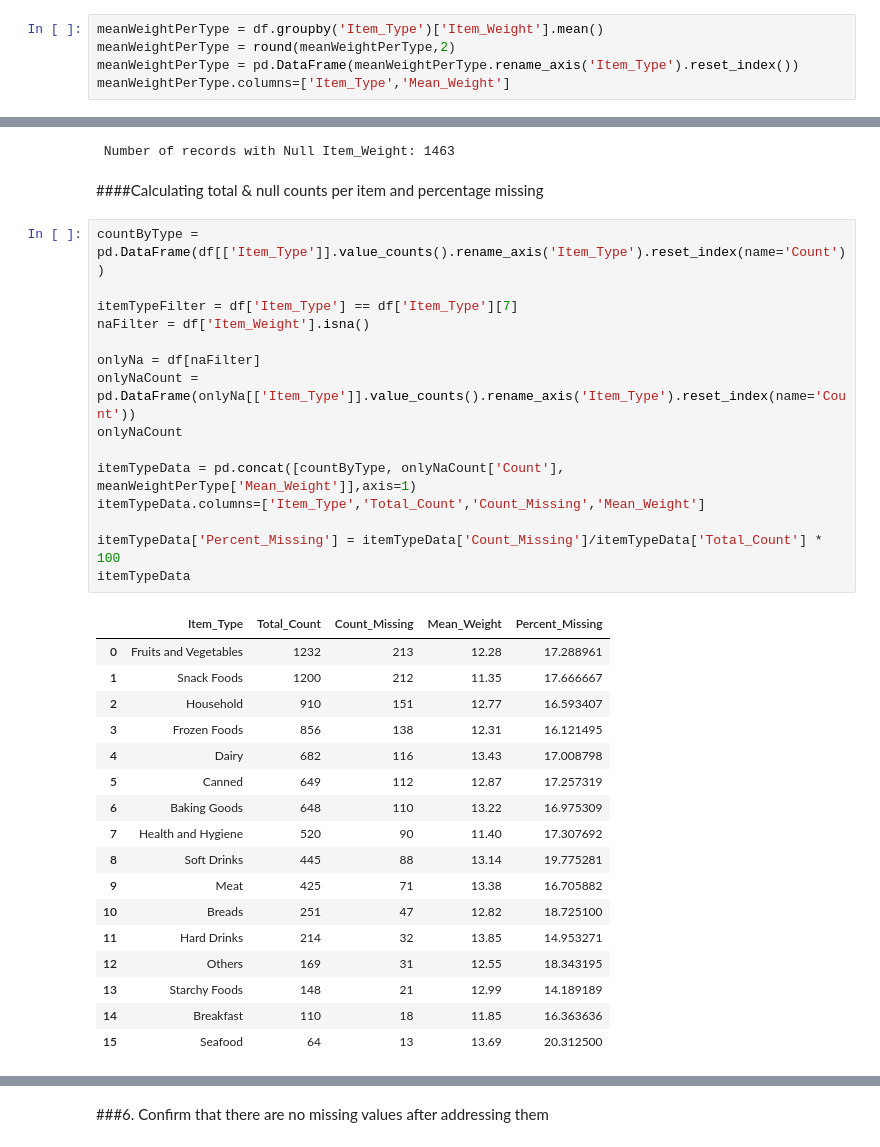
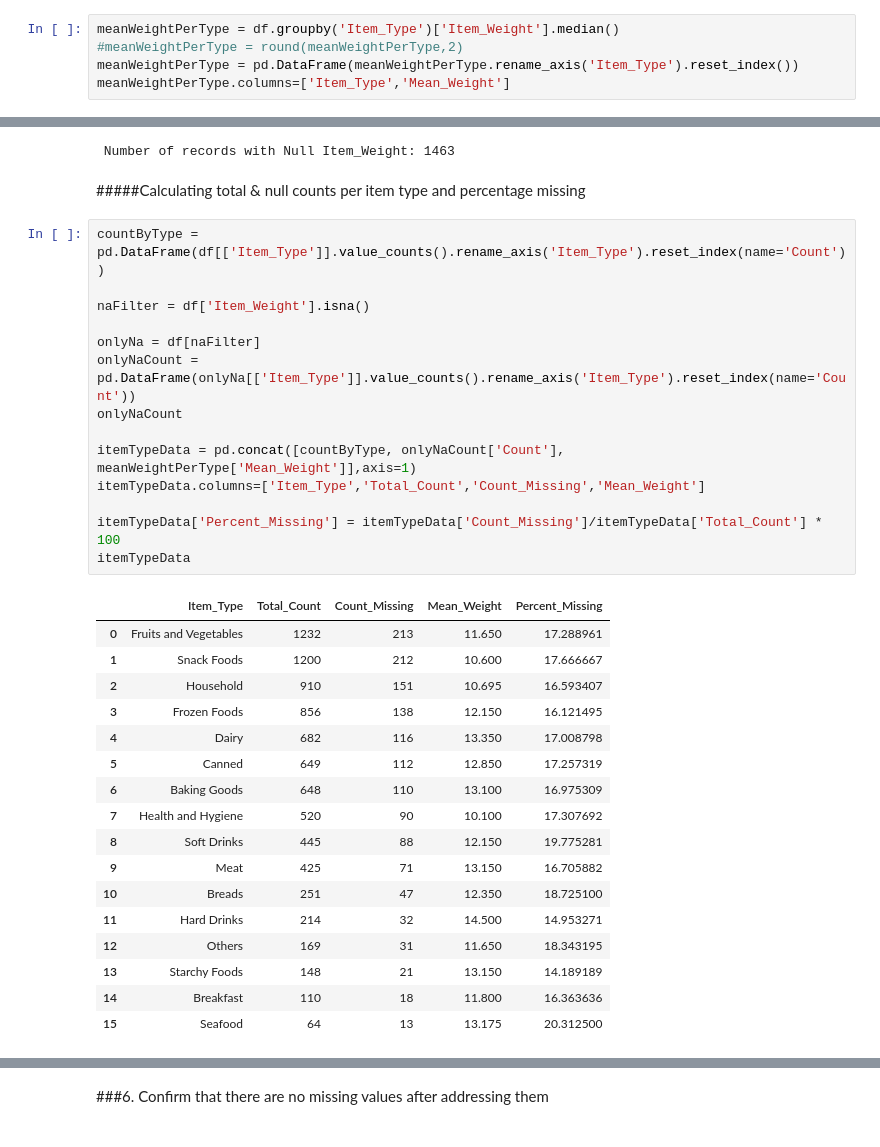
Before and after one commit to mselmasry/Project1_SalesPrediction, a Jupyter notebook: SalesPredictions.ipynb, the cells around one changed output, grey strips where cells are left out. Saved outputs shown, nothing was run; the diff lists cells and outputs as text.

Commit message:
Answered all, only missing values pending

```diff
--- a/SalesPredictions.ipynb
+++ b/SalesPredictions.ipynb
@@ -138,6 +169,6 @@ df[df['Outlet_Size'].isna()]
 # %%
-meanWeightPerType = df.groupby('Item_Type')['Item_Weight'].mean()
-meanWeightPerType = round(meanWeightPerType,2)
+meanWeightPerType = df.groupby('Item_Type')['Item_Weight'].median()
+#meanWeightPerType = round(meanWeightPerType,2)
 meanWeightPerType = pd.DataFrame(meanWeightPerType.rename_axis('Item_Type').reset_index())
 meanWeightPerType.columns=['Item_Type','Mean_Weight']
 # %%
@@ -148,37 +179,36 @@ print(f"\n Number of records with Null Item_Weight: {nullItemWeightCount}")
 # %% [output]
  Number of records with Null Item_Weight: 1463
 # %% [markdown]
-####Calculating total & null counts per item and percentage missing
+#####Calculating total & null counts per item type and percentage missing
 # %%
 countByType = pd.DataFrame(df[['Item_Type']].value_counts().rename_axis('Item_Type').reset_index(name='Count'))
 
-itemTypeFilter = df['Item_Type'] == df['Item_Type'][7]
 naFilter = df['Item_Weight'].isna()
 
 onlyNa = df[naFilter]
 onlyNaCount = pd.DataFrame(onlyNa[['Item_Type']].value_counts().rename_axis('Item_Type').reset_index(name='Count'))
 onlyNaCount
 
 itemTypeData = pd.concat([countByType, onlyNaCount['Count'], meanWeightPerType['Mean_Weight']],axis=1)
 itemTypeData.columns=['Item_Type','Total_Count','Count_Missing','Mean_Weight']
 
 itemTypeData['Percent_Missing'] = itemTypeData['Count_Missing']/itemTypeData['Total_Count'] * 100
 itemTypeData
 # %% [output]
 |  | Item_Type | Total_Count | Count_Missing | Mean_Weight | Percent_Missing |
-| 0 | Fruits and Vegetables | 1232 | 213 | 12.28 | 17.288961 |
-| 1 | Snack Foods | 1200 | 212 | 11.35 | 17.666667 |
-| 2 | Household | 910 | 151 | 12.77 | 16.593407 |
-| 3 | Frozen Foods | 856 | 138 | 12.31 | 16.121495 |
-| 4 | Dairy | 682 | 116 | 13.43 | 17.008798 |
-| 5 | Canned | 649 | 112 | 12.87 | 17.257319 |
-| 6 | Baking Goods | 648 | 110 | 13.22 | 16.975309 |
-| 7 | Health and Hygiene | 520 | 90 | 11.40 | 17.307692 |
-| 8 | Soft Drinks | 445 | 88 | 13.14 | 19.775281 |
-| 9 | Meat | 425 | 71 | 13.38 | 16.705882 |
-| 10 | Breads | 251 | 47 | 12.82 | 18.725100 |
-| 11 | Hard Drinks | 214 | 32 | 13.85 | 14.953271 |
-| 12 | Others | 169 | 31 | 12.55 | 18.343195 |
-| 13 | Starchy Foods | 148 | 21 | 12.99 | 14.189189 |
-| 14 | Breakfast | 110 | 18 | 11.85 | 16.363636 |
-| 15 | Seafood | 64 | 13 | 13.69 | 20.312500 |
+| 0 | Fruits and Vegetables | 1232 | 213 | 11.650 | 17.288961 |
+| 1 | Snack Foods | 1200 | 212 | 10.600 | 17.666667 |
+| 2 | Household | 910 | 151 | 10.695 | 16.593407 |
+| 3 | Frozen Foods | 856 | 138 | 12.150 | 16.121495 |
+| 4 | Dairy | 682 | 116 | 13.350 | 17.008798 |
+| 5 | Canned | 649 | 112 | 12.850 | 17.257319 |
+| 6 | Baking Goods | 648 | 110 | 13.100 | 16.975309 |
+| 7 | Health and Hygiene | 520 | 90 | 10.100 | 17.307692 |
+| 8 | Soft Drinks | 445 | 88 | 12.150 | 19.775281 |
+| 9 | Meat | 425 | 71 | 13.150 | 16.705882 |
+| 10 | Breads | 251 | 47 | 12.350 | 18.725100 |
+| 11 | Hard Drinks | 214 | 32 | 14.500 | 14.953271 |
+| 12 | Others | 169 | 31 | 11.650 | 18.343195 |
+| 13 | Starchy Foods | 148 | 21 | 13.150 | 14.189189 |
+| 14 | Breakfast | 110 | 18 | 11.800 | 16.363636 |
+| 15 | Seafood | 64 | 13 | 13.175 | 20.312500 |
```
Also changed, not shown: parts of 36 cells of this notebook.
